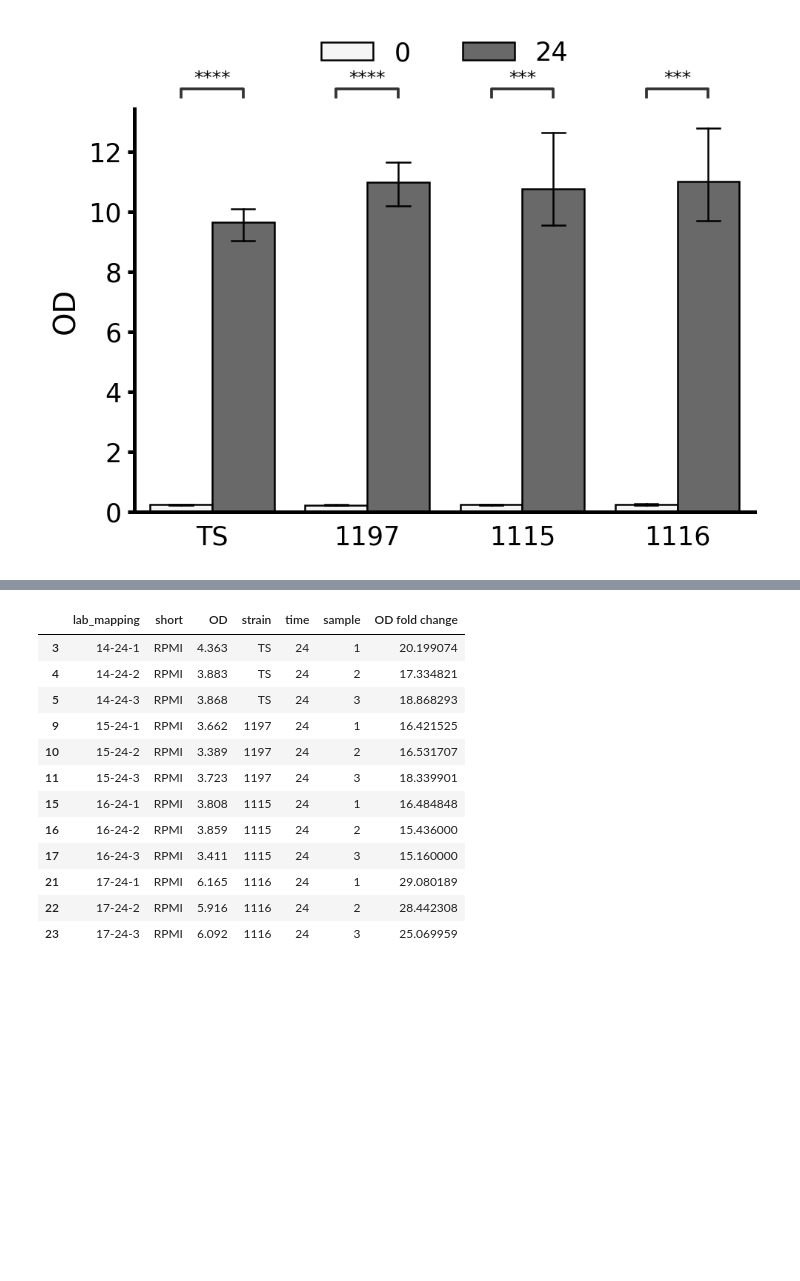
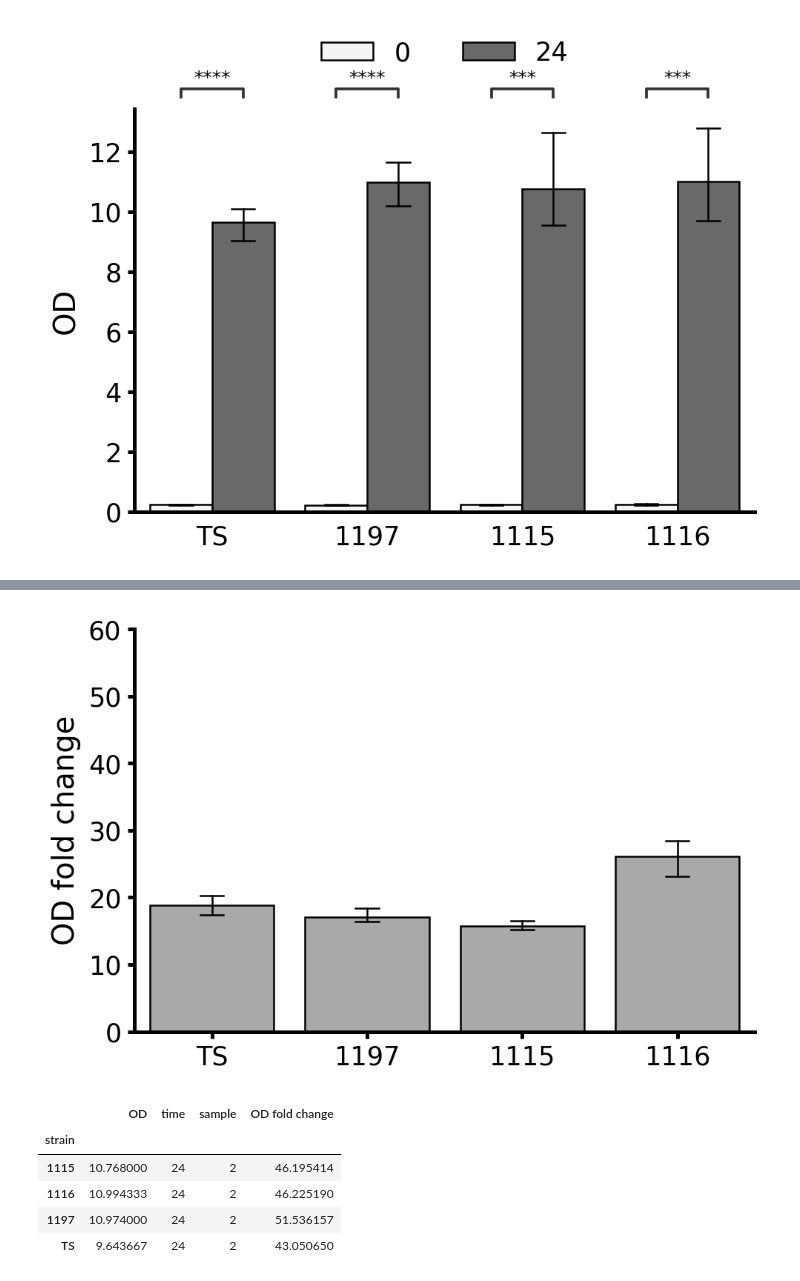
Before and after one commit to draeger-lab/C_striatum_wetlab, a Jupyter notebook: binary_growth_phenotypes/code/binary_eval.ipynb, the cells around one changed output, grey strips where cells are left out. Cells and saved outputs as stored; diff of their text form; code cells hidden in the pictures; blank space fills up the shorter version.

Commit message:
update binary plots #7

```diff
--- a/binary_growth_phenotypes/code/binary_eval.ipynb
+++ b/binary_growth_phenotypes/code/binary_eval.ipynb
@@ -1148,19 +1446,28 @@ TS_0 vs. TS_24: t-test independent samples, P_val:1.942e-05 t=-2.350e+01
+# %%
+time = [v for k, v in pd.read_csv('../data/agg/RPMI_OD.csv').groupby('time')]
+change = time[1]
+# determine fold change by dividing t=24 by t=0
+change['OD fold change'] = time[1]['OD'].values / time[0]['OD'].values
+# change strain from lab names to real names
+ax = sns.barplot(data=change, x='strain', y='OD fold change',
+                 estimator=np.mean,
+                 palette=[greys[4], greys[4]], edgecolor='k',
+                 capsize=.15, errwidth=1, errcolor='k',
+                 order=STRAINS_LAB.values())
+ax.set_xlabel(None)
+ax.set_ylim(0,60)
+plt.savefig('../figures/plots_with_stats/RPMI_folds.png', bbox_inches='tight', dpi=300)
+# %% [output]
+[figure, added]
 # %%
 time = [v for k, v in data.groupby('time')]
 change = time[1]
 change['OD fold change'] = time[1]['OD'].values / time[0]['OD'].values
-change
+change.groupby('strain').mean()
 # %% [output]
-|  | lab_mapping | short | OD | strain | time | sample | OD fold change |
-| 3 | 14-24-1 | RPMI | 4.363 | TS | 24 | 1 | 20.199074 |
-| 4 | 14-24-2 | RPMI | 3.883 | TS | 24 | 2 | 17.334821 |
-| 5 | 14-24-3 | RPMI | 3.868 | TS | 24 | 3 | 18.868293 |
-| 9 | 15-24-1 | RPMI | 3.662 | 1197 | 24 | 1 | 16.421525 |
-| 10 | 15-24-2 | RPMI | 3.389 | 1197 | 24 | 2 | 16.531707 |
-| 11 | 15-24-3 | RPMI | 3.723 | 1197 | 24 | 3 | 18.339901 |
-| 15 | 16-24-1 | RPMI | 3.808 | 1115 | 24 | 1 | 16.484848 |
-| 16 | 16-24-2 | RPMI | 3.859 | 1115 | 24 | 2 | 15.436000 |
-| 17 | 16-24-3 | RPMI | 3.411 | 1115 | 24 | 3 | 15.160000 |
-| 21 | 17-24-1 | RPMI | 6.165 | 1116 | 24 | 1 | 29.080189 |
-| 22 | 17-24-2 | RPMI | 5.916 | 1116 | 24 | 2 | 28.442308 |
-| 23 | 17-24-3 | RPMI | 6.092 | 1116 | 24 | 3 | 25.069959 |
+|  | OD | time | sample | OD fold change |
+| strain |  |  |  |  |
+| 1115 | 10.768000 | 24 | 2 | 46.195414 |
+| 1116 | 10.994333 | 24 | 2 | 46.225190 |
+| 1197 | 10.974000 | 24 | 2 | 51.536157 |
+| TS | 9.643667 | 24 | 2 | 43.050650 |
```
Also changed, not shown: parts of 14 cells of this notebook, 8 other files.
